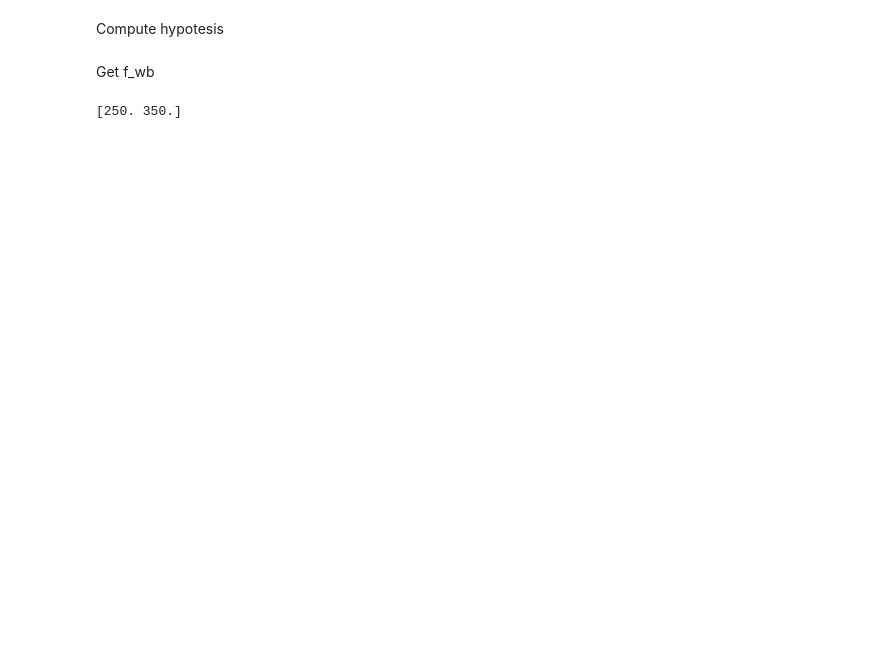
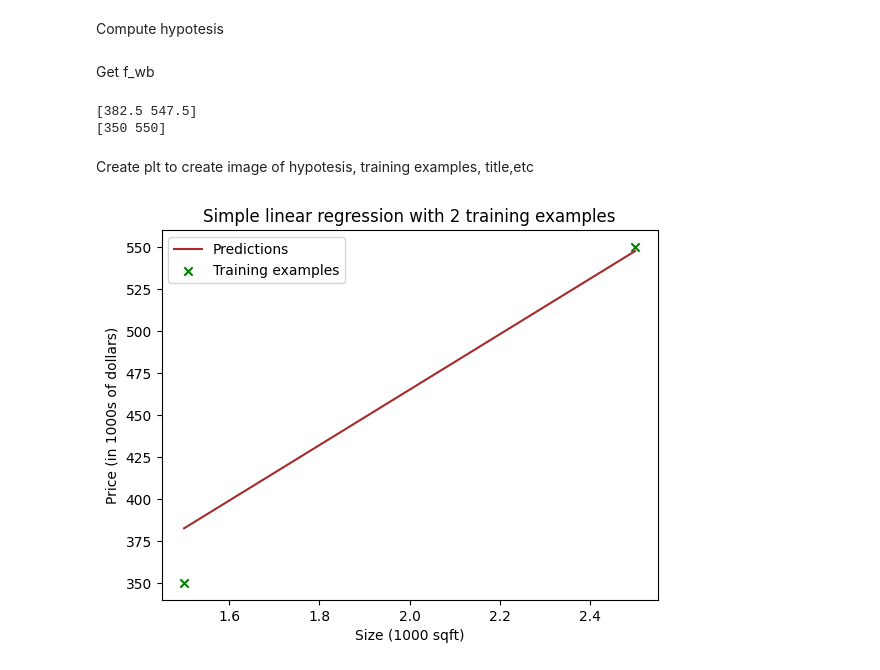
Before and after one commit to Magiclovekorean/Jupyter-notebooks, a Jupyter notebook: Basic-linear_regression_2_examples.ipynb, the cells around one changed output. Drawn from its saved outputs; the diff is of its cells as text; code cells hidden in the pictures; blank space fills up the shorter version.

```diff
--- a/Basic-linear_regression_2_examples.ipynb
+++ b/Basic-linear_regression_2_examples.ipynb
@@ -136,7 +136,7 @@ x_i --> 1.5, y_i --> 350
 # %% [markdown]
 Set w and b values
 # %%
-w = 100
-b = 100
+w = 180
+b = 120
 print(f"w = {w}, b = {b}")
 # %% [output]
@@ -156,5 +156,29 @@ Get f_wb
 # %%
 f_wb =  compute_model_output(x_train, w, b)
 print(f_wb)
+
+print(y_train)
 # %% [output]
-[250. 350.]
+[382.5 547.5]
+[350 550]
+# %% [markdown]
+Create plt to create image of hypotesis, training examples, title,etc
+# %%
+# Draw hypotesis
+plt.plot(x_train, f_wb,c='brown', label='Predictions')
+
+# Scatter training examples
+plt.scatter(x_train, y_train, marker='x', c='g', label="Training examples")
+
+# Set title
+plt.title('Simple linear regression with 2 training examples')
+
+# Set the y-axis label
+plt.ylabel('Price (in 1000s of dollars)')
+# Set the x-axis label
+plt.xlabel('Size (1000 sqft)')
+
+plt.legend()
+plt.show()
+# %% [output]
+[figure, added]
```
Also changed, not shown: parts of 3 cells of this notebook.
